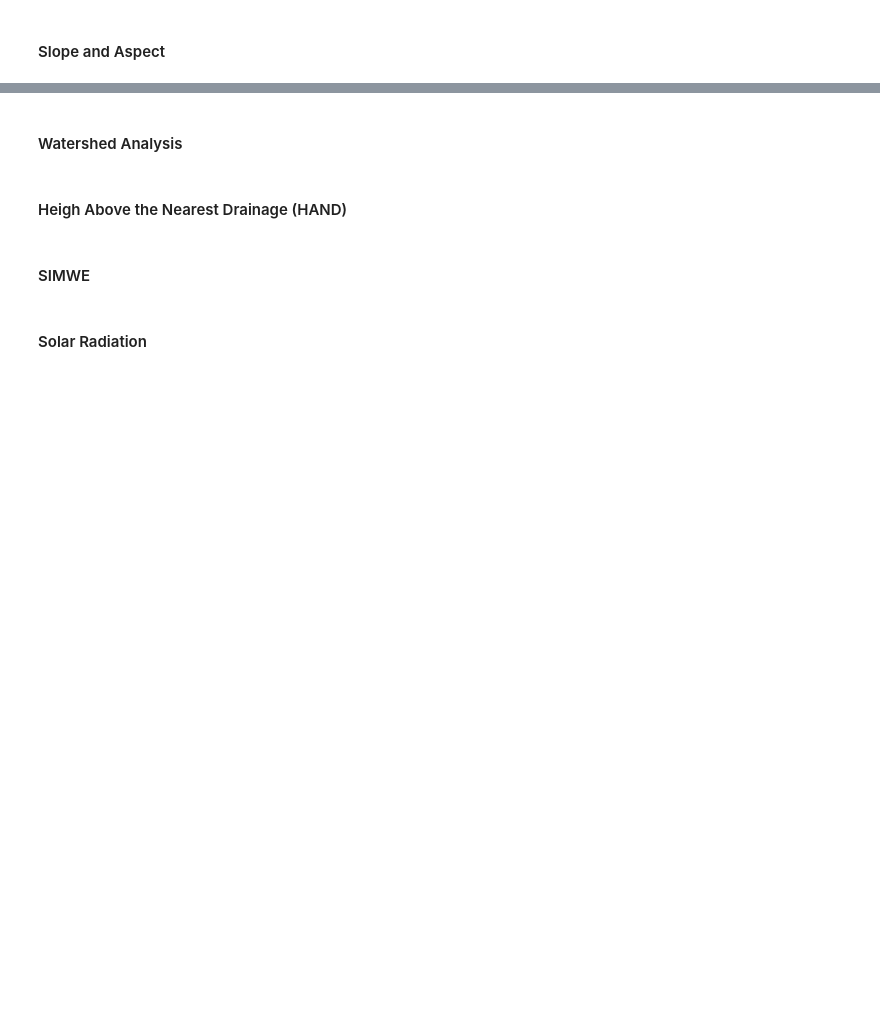
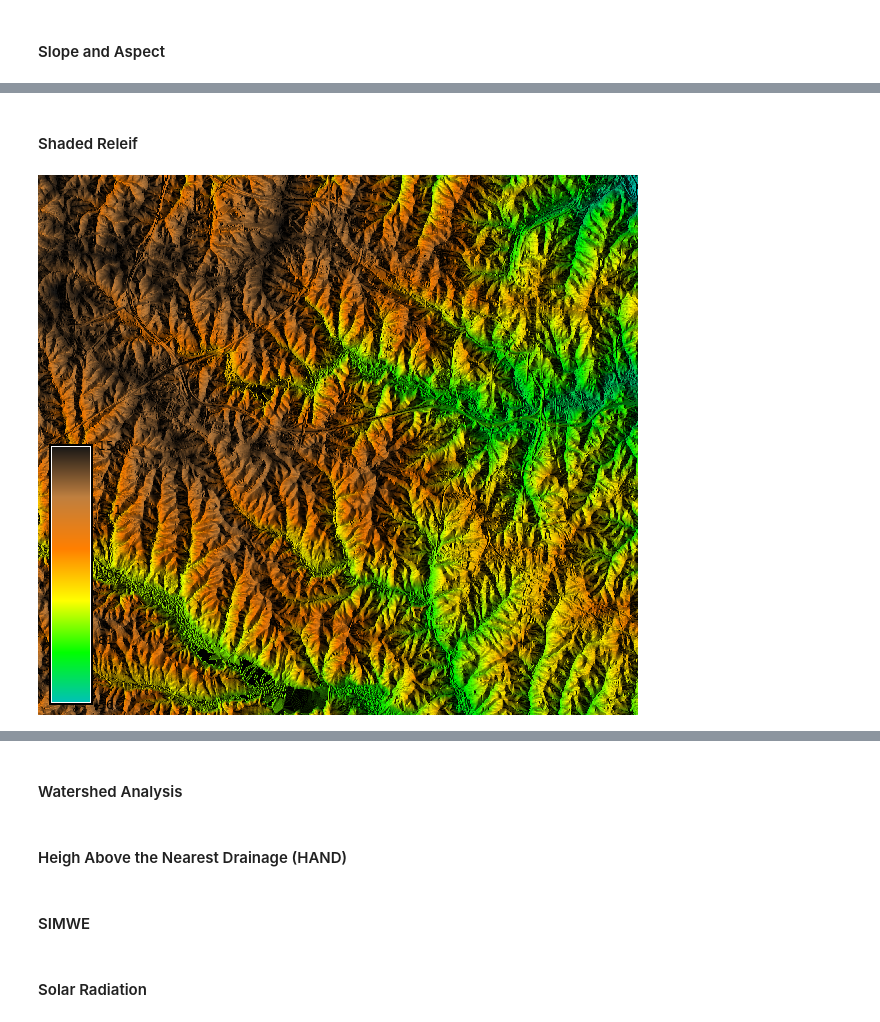
Before and after one commit to OpenPlainsInc/intro-to-geoprocessing-workshop, a Jupyter notebook: geoprocessing.ipynb, the cells around one changed output, grey strips where cells are left out. Cells and saved outputs as stored; diff of their text form; code cells hidden in the pictures; blank space fills up the shorter version.

```diff
--- a/geoprocessing.ipynb
+++ b/geoprocessing.ipynb
@@ -213,0 +291,10 @@ KeyError: 'shape'
+# %% [markdown]
+#### Shaded Releif
+# %%
+dem_map = gj.Map()
+
+dem_map.d_shade(color="elevation", shade="aspect")
+dem_map.d_legend(raster="elevation", at=(2,50,2,9))
+dem_map.show()
+# %% [output]
+[figure, added]
```
Also changed, not shown: parts of 24 cells of this notebook.
